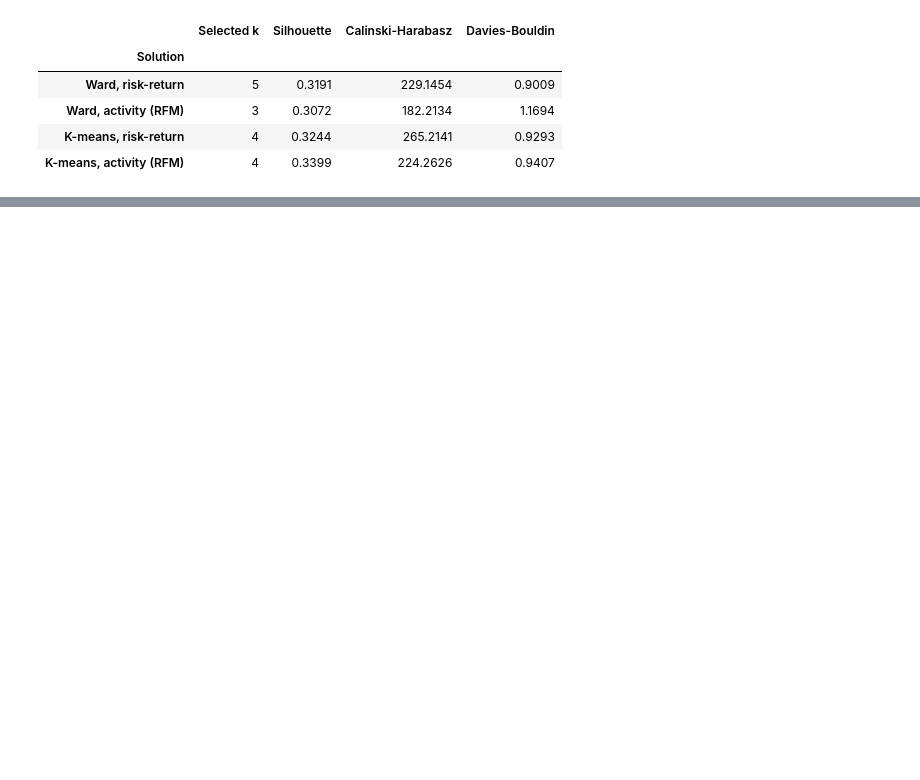
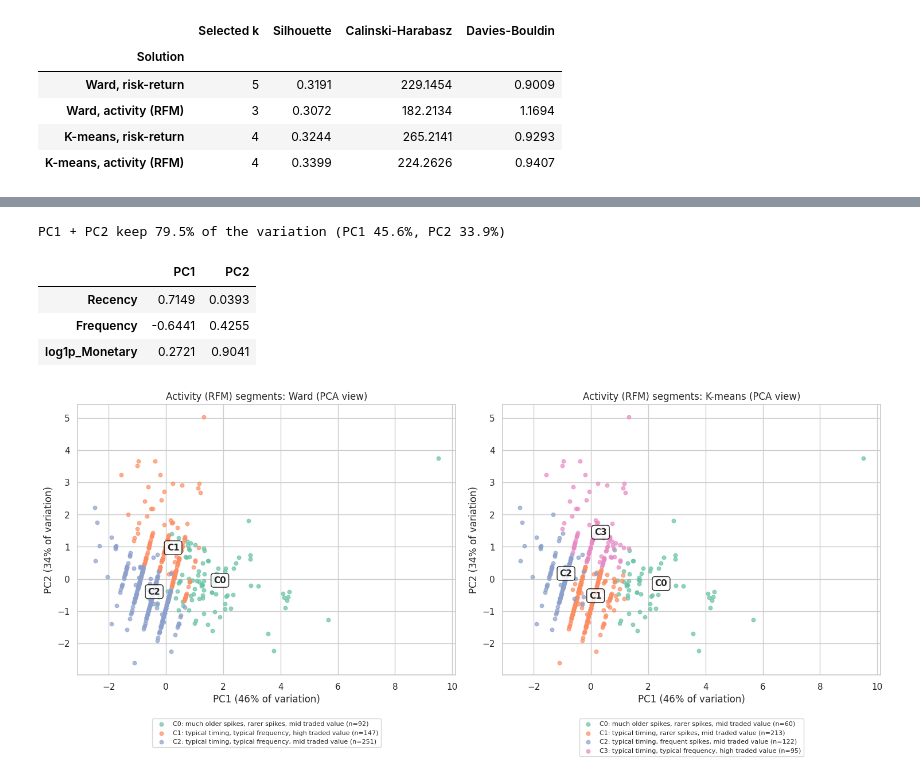
Before and after one commit to Dewdahara/CRMCM_CW1_w2054873, a Jupyter notebook: CRMCM_CW1_w2054873.ipynb, the cells around one changed output, grey strips where cells are left out. Drawn from its saved outputs; the diff is of its cells as text; code cells hidden in the pictures; blank space fills up the shorter version.

```diff
--- a/CRMCM_CW1_w2054873.ipynb
+++ b/CRMCM_CW1_w2054873.ipynb
@@ -2556,0 +2720,56 @@ quality_at_k.to_csv(f"{DATA_DIR}/cluster_quality_at_selected_k.csv")
+# %%
+# Chart: the activity clusters on a 2-D PCA view (three features cannot be drawn directly). This
+# also prints how much variation PC1 and PC2 keep, and the loadings.
+pca = PCA(n_components=2, random_state=SEED).fit(Z_rfm)
+coords = pca.transform(Z_rfm)
+explained = pca.explained_variance_ratio_
+loadings = pd.DataFrame(pca.components_.T, index=Z_rfm.columns, columns=["PC1", "PC2"])
+print(
+    f"PC1 + PC2 keep {explained.sum():.1%} of the variation (PC1 {explained[0]:.1%}, PC2 {explained[1]:.1%})"
+)
+display(loadings)
+
+
+def plot_pca(ax, labels, key, title):
+    palette = sns.color_palette("Set2", len(np.unique(labels)))
+    for c in np.unique(labels):
+        m = labels == c
+        ax.scatter(
+            coords[m, 0],
+            coords[m, 1],
+            s=22,
+            alpha=0.7,
+            color=palette[c],
+            label=f"C{c}: {seg_names[key][c]} (n={m.sum()})",
+        )
+        ax.annotate(
+            f"C{c}",
+            (coords[m, 0].mean(), coords[m, 1].mean()),
+            fontsize=11,
+            weight="bold",
+            bbox=dict(boxstyle="round", fc="white", ec="black", alpha=0.85),
+        )
+    ax.set_xlabel(f"PC1 ({explained[0]:.0%} of variation)")
+    ax.set_ylabel(f"PC2 ({explained[1]:.0%} of variation)")
+    ax.set_title(title)
+    ax.legend(fontsize=8, loc="upper center", bbox_to_anchor=(0.5, -0.15))
+
+
+fig, axes = plt.subplots(1, 2, figsize=(15, 6.8))
+plot_pca(axes[0], ward_rfm, "RFM_Ward", "Activity (RFM) segments: Ward (PCA view)")
+plot_pca(axes[1], km_rfm, "RFM_KMeans", "Activity (RFM) segments: K-means (PCA view)")
+plt.tight_layout()
+plt.show()
+
+# Output:
+# PC1 and PC2 keep 79.5% of the variation (45.6% and 33.9%). PC1 is mostly Recency (loading 0.71,
+# with Frequency at -0.64) and PC2 is mostly log1p Monetary (0.90).
+# In the plots the older-spike group sits on the right (high Recency). Only two dimensions are
+# shown, so groups that look close can still differ on what is hidden.
+# %% [output]
+PC1 + PC2 keep 79.5% of the variation (PC1 45.6%, PC2 33.9%)
+|  | PC1 | PC2 |
+| Recency | 0.7149 | 0.0393 |
+| Frequency | -0.6441 | 0.4255 |
+| log1p_Monetary | 0.2721 | 0.9041 |
+[figure, added]
```
Also changed, not shown: parts of 6 cells of this notebook.
